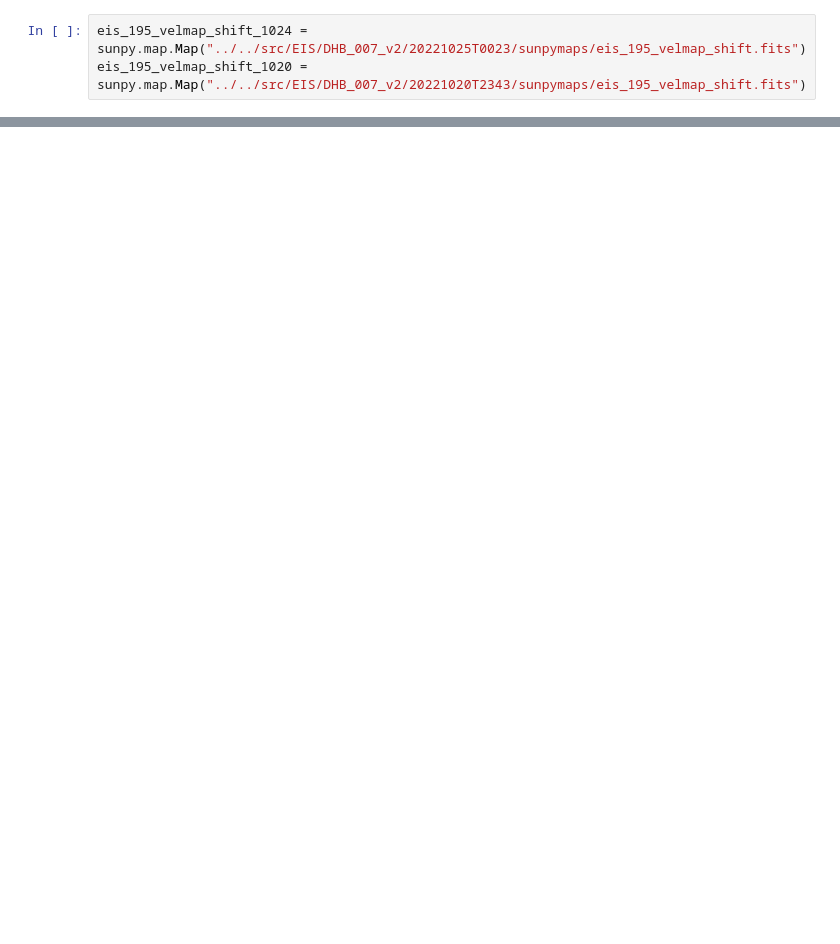
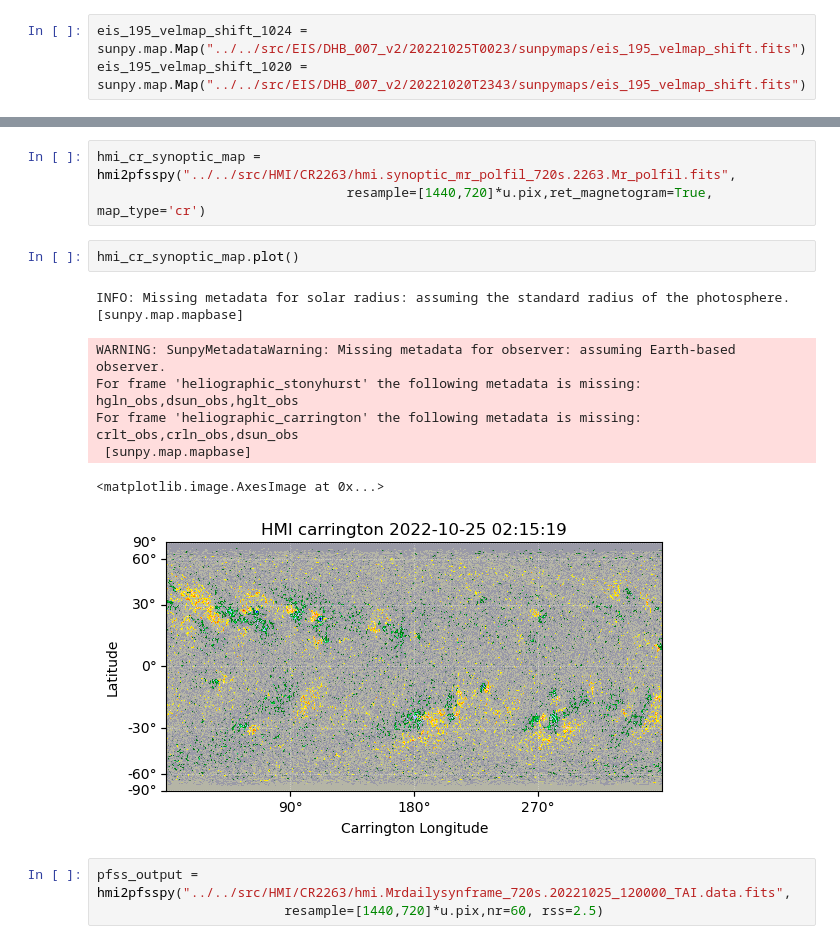
Before and after one commit to yjzhu-solar/EIS_DKIST_SolO, a Jupyter notebook: ipynb/aia/aia_eui_pfss_1025.ipynb, the cells around one changed output, grey strips where cells are left out. Cells and saved outputs as stored; diff of their text form; blank space fills up the shorter version.

```diff
--- a/ipynb/aia/aia_eui_pfss_1025.ipynb
+++ b/ipynb/aia/aia_eui_pfss_1025.ipynb
@@ -244,0 +120,16 @@ with propagate_with_solar_surface():
+# %%
+hmi_cr_synoptic_map = hmi2pfsspy("../../src/HMI/CR2263/hmi.synoptic_mr_polfil_720s.2263.Mr_polfil.fits",
+                                resample=[1440,720]*u.pix,ret_magnetogram=True, map_type='cr')
+# %%
+hmi_cr_synoptic_map.plot()
+# %% [output]
+INFO: Missing metadata for solar radius: assuming the standard radius of the photosphere. [sunpy.map.mapbase]
+WARNING: SunpyMetadataWarning: Missing metadata for observer: assuming Earth-based observer.
+For frame 'heliographic_stonyhurst' the following metadata is missing: hgln_obs,dsun_obs,hglt_obs
+For frame 'heliographic_carrington' the following metadata is missing: crlt_obs,crln_obs,dsun_obs
+ [sunpy.map.mapbase]
+<matplotlib.image.AxesImage at 0x...>
+[figure, added]
+# %%
+pfss_output = hmi2pfsspy("../../src/HMI/CR2263/hmi.Mrdailysynframe_720s.20221025_120000_TAI.data.fits",
+                        resample=[1440,720]*u.pix,nr=60, rss=2.5)
```
Also changed, not shown: parts of 36 cells of this notebook, 11 other files.
